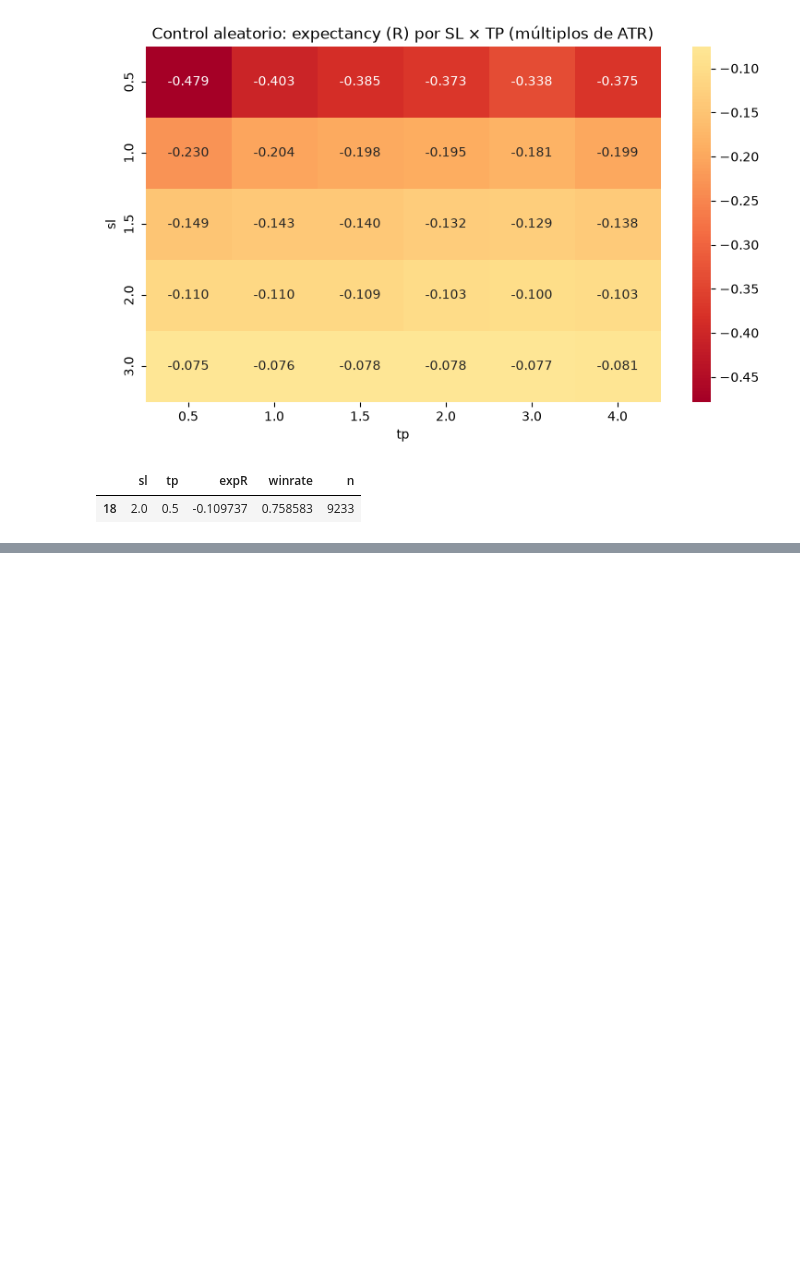
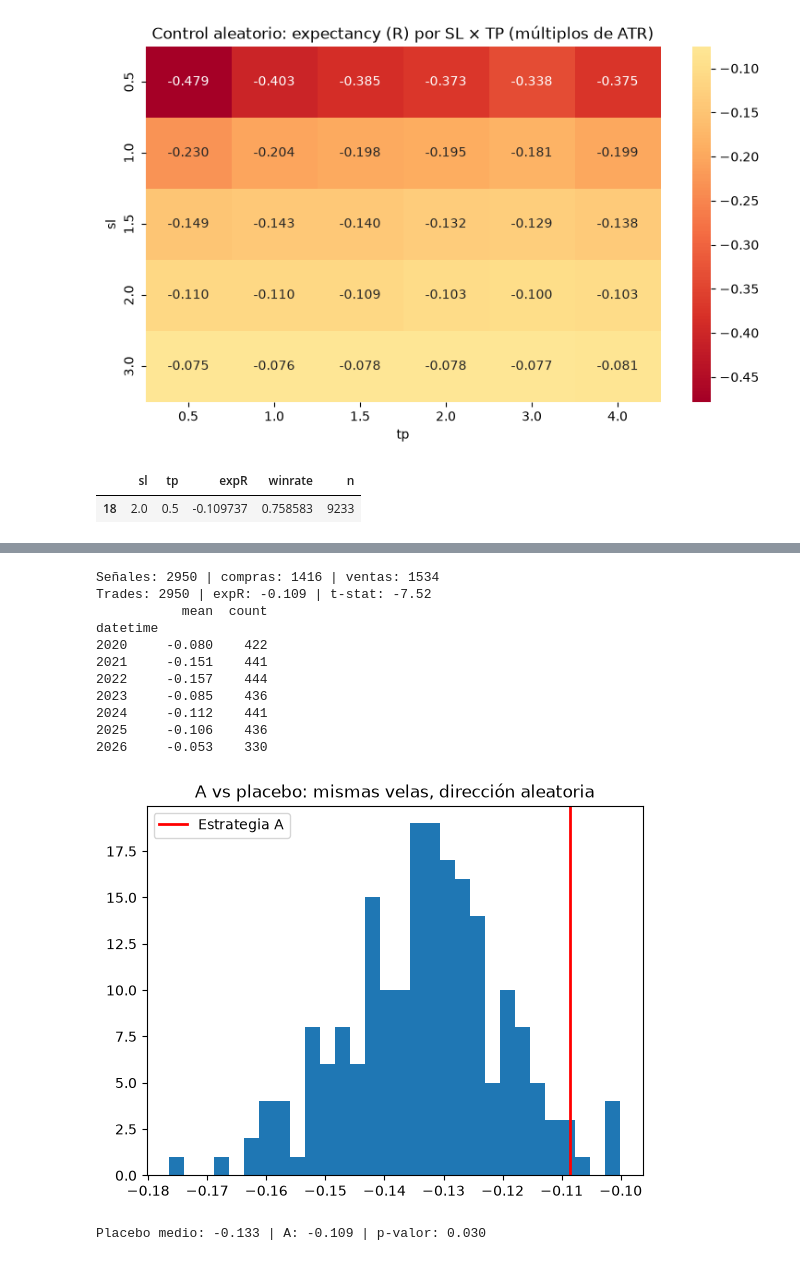
Before and after one commit to K4iserDev/Quant, a Jupyter notebook: notebooks/03_estrategy.ipynb, the cells around one changed output, grey strips where cells are left out. Drawn from its saved outputs; the diff is of its cells as text; code cells hidden in the pictures; blank space fills up the shorter version.

```diff
--- a/notebooks/03_estrategy.ipynb
+++ b/notebooks/03_estrategy.ipynb
@@ -111,0 +169,33 @@ grid_ctrl.query("sl == 2.0 and tp == 0.5")
+# %%
+señ_A = señales_reversion(df)
+print("Señales:", (señ_A != 0).sum(), "| compras:", (señ_A == 1).sum(), "| ventas:", (señ_A == -1).sum())
+
+params_A = dict(sl_mult=1.5, tp_mult=1.0, max_velas=12, coste=0.25)
+trades_A = backtest(df, señ_A, **params_A)
+rA = trades_A["R"]
+print(f"Trades: {len(rA)} | expR: {rA.mean():.3f} | t-stat: {rA.mean()/rA.std()*np.sqrt(len(rA)):.2f}")
+
+# Año a año
+print(trades_A.groupby(df.index[trades_A["entrada_idx"]].year)["R"].agg(["mean", "count"]).round(3))
+
+# Placebo: mismas velas, dirección aleatoria
+plac_A = placebo_direccion(df, señ_A, **params_A)
+p_A = (plac_A >= rA.mean()).mean()
+plt.hist(plac_A, bins=30)
+plt.axvline(rA.mean(), color="red", lw=2, label="Estrategia A")
+plt.legend(); plt.title("A vs placebo: mismas velas, dirección aleatoria"); plt.show()
+print(f"Placebo medio: {plac_A.mean():.3f} | A: {rA.mean():.3f} | p-valor: {p_A:.3f}")
+# %% [output]
+Señales: 2950 | compras: 1416 | ventas: 1534
+Trades: 2950 | expR: -0.109 | t-stat: -7.52
+           mean  count
+datetime
+2020     -0.080    422
+2021     -0.151    441
+2022     -0.157    444
+2023     -0.085    436
+2024     -0.112    441
+2025     -0.106    436
+2026     -0.053    330
+[figure, added]
+Placebo medio: -0.133 | A: -0.109 | p-valor: 0.030
```
Also changed, not shown: parts of 4 cells of this notebook, 2 other files.
